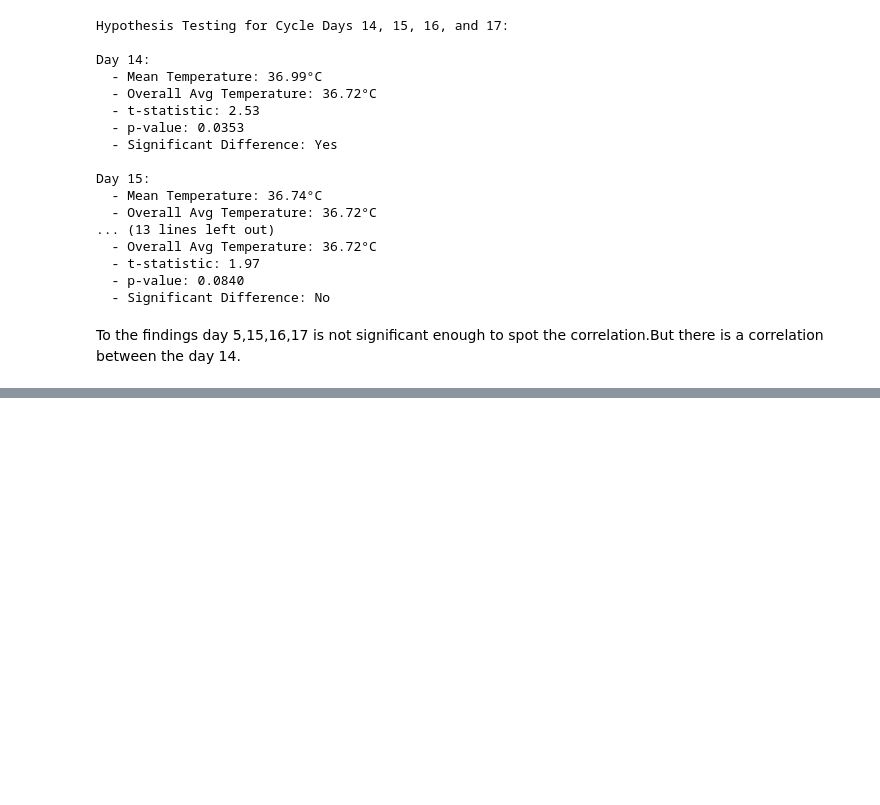
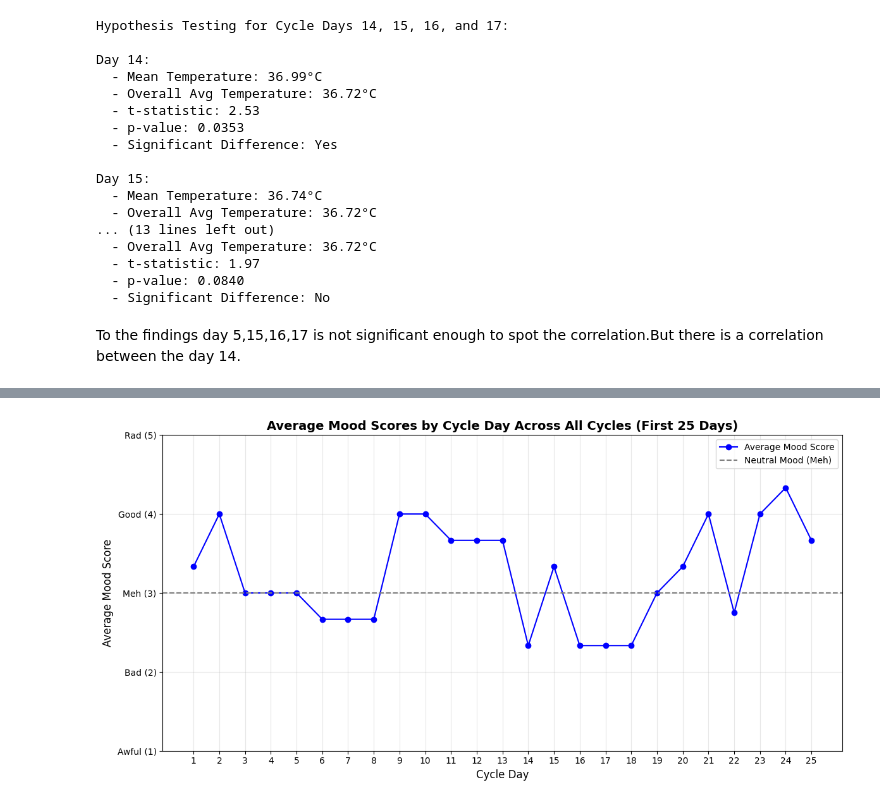
Before and after one commit to ipekaksoy/DSA210_project_ipek, a Jupyter notebook: hypothesistesting_findings.ipynb, the cells around one changed output, grey strips where cells are left out. Cells and saved outputs as stored; diff of their text form; code cells hidden in the pictures; blank space fills up the shorter version.

Commit message:
last codes

```diff
--- a/hypothesistesting_findings.ipynb
+++ b/hypothesistesting_findings.ipynb
@@ -578,0 +581,91 @@ To the findings day 5,15,16,17 is not significant enough to spot the correlation
+# %%
+import pandas as pd
+import matplotlib.pyplot as plt
+from datetime import datetime, timedelta
+import os
+
+# Define menstrual cycle start dates
+menstrual_cycles = {
+    "2024-09-27": None,  # Start date of the first cycle
+    "2024-10-28": None,  # Start date of the second cycle
+    "2024-11-23": None,  # Start date of the third cycle; lasts until the end of data
+}
+
+# Standardize menstrual cycle dates
+menstrual_cycles = {pd.to_datetime(date).date(): duration for date, duration in menstrual_cycles.items()}
+
+# Function to calculate normalized cycle day
+def get_normalized_cycle_day(date, menstrual_cycles, last_date):
+    date = pd.to_datetime(date).date()
+    sorted_cycles = sorted(menstrual_cycles.keys())  # Ensure the cycles are sorted by date
+    for i, start_date in enumerate(sorted_cycles):
+        next_start_date = sorted_cycles[i + 1] if i + 1 < len(sorted_cycles) else None
+        end_date = next_start_date - timedelta(days=1) if next_start_date else last_date
+        if start_date <= date <= end_date:
+            normalized_day = (date - start_date).days + 1
+            if normalized_day <= 25:  # Only include the first 25 days
+                return normalized_day
+    return None
+
+# Main function to process mood data and calculate averages
+def analyze_mood_data_and_cycles(mood_data_path):
+    try:
+        # Check if the file exists
+        if not os.path.exists(mood_data_path):
+            print(f"Error: The file at '{mood_data_path}' does not exist.")
+            return
+
+        # Load the mood data
+        df = pd.read_csv(mood_data_path)
+        print(f"Successfully loaded data from: {mood_data_path}")
+
+        # Map mood descriptions to numeric scores
+        mood_map = {"awful": 1, "bad": 2, "meh": 3, "good": 4, "rad": 5}
+        df["mood_score"] = df["mood"].map(mood_map)
+
+        # Ensure dates are in datetime format
+        df["full_date"] = pd.to_datetime(df["full_date"], errors="coerce")
+        df = df.dropna(subset=["full_date"])  # Drop rows with invalid dates
+
+        # Determine the last date in the data
+        last_date = df["full_date"].max().date()
+
+        # Add normalized cycle day column (only up to 25 days)
+        df["cycle_day"] = df["full_date"].apply(lambda x: get_normalized_cycle_day(x, menstrual_cycles, last_date))
+
+        # Filter out rows with no cycle_day
+        df = df.dropna(subset=["cycle_day"])
+        df["cycle_day"] = df["cycle_day"].astype(int)  # Ensure cycle_day is an integer
+
+        # Calculate average mood score for each cycle day across all cycles
+        avg_mood_per_cycle_day = df.groupby("cycle_day")["mood_score"].mean()
+
+        # Print average mood scores
+        print("\nAverage Mood Scores for Each Cycle Day Across All Cycles (First 25 Days):")
+        print(avg_mood_per_cycle_day)
+
+        # Visualization
+        plt.figure(figsize=(12, 6))
+        plt.plot(avg_mood_per_cycle_day.index, avg_mood_per_cycle_day.values, marker="o", linestyle="-", label="Average Mood Score", color="b")
+        plt.axhline(y=3, color="gray", linestyle="--", label="Neutral Mood (Meh)")
+        plt.xticks(range(1, 26), fontsize=10)
+        plt.yticks(range(1, 6), ["Awful (1)", "Bad (2)", "Meh (3)", "Good (4)", "Rad (5)"])
+        plt.xlabel("Cycle Day", fontsize=12)
+        plt.ylabel("Average Mood Score", fontsize=12)
+        plt.title("Average Mood Scores by Cycle Day Across All Cycles (First 25 Days)", fontsize=14, fontweight="bold")
+        plt.legend(fontsize=10)
+        plt.grid(alpha=0.3)
+        plt.tight_layout()
+
+        # Show the plot
+        plt.show()
+
+    except Exception as e:
+        print(f"An error occurred: {e}")
+
+# Specify the path to your mood data
+mood_data_path = "/Users/ipekaksoy/Desktop/DSA210_project_ipek/data/dailymooddata.csv"  # Replace with your actual file path
+
+# Run the analysis
+analyze_mood_data_and_cycles(mood_data_path)
+# %% [output]
@@ -578,0 +689 @@ To the findings day 5,15,16,17 is not significant enough to spot the correlation
+[figure, added]
```
Also changed, not shown: parts of 15 cells of this notebook.
